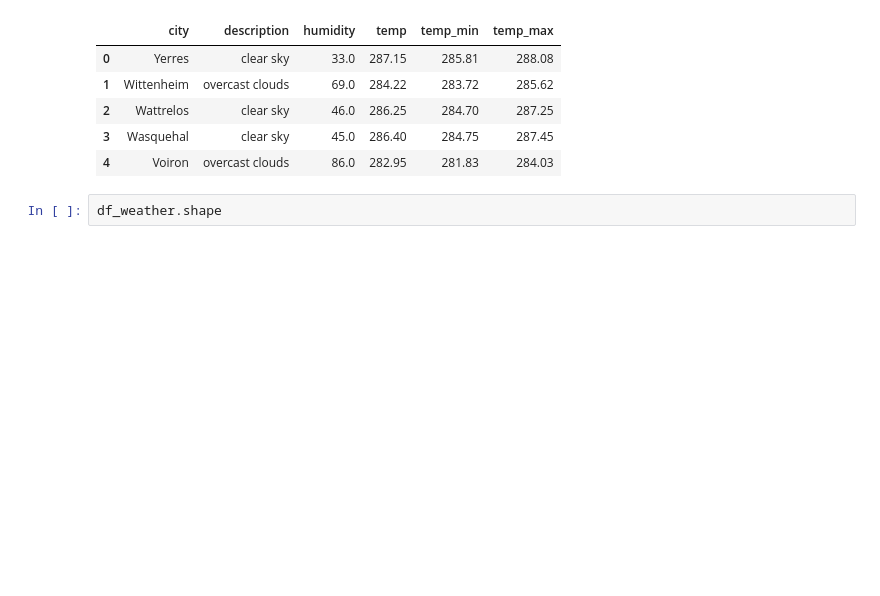
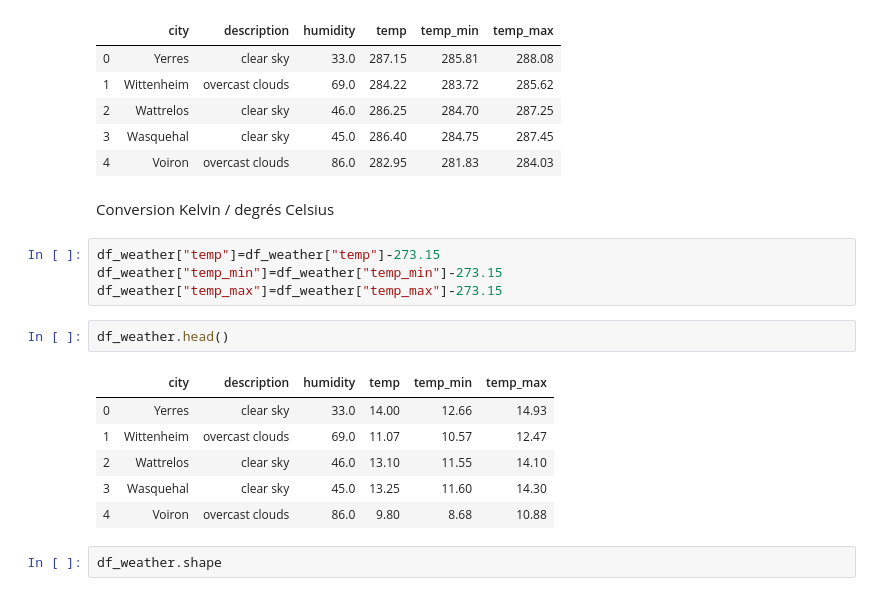
Before and after one commit to benptr/Web_datamining_WeatherQuality, a Jupyter notebook: Data_creation_csv.ipynb, the cells around one changed output. Drawn from its saved outputs; the diff is of its cells as text; blank space fills up the shorter version.

```diff
--- a/Data_creation_csv.ipynb
+++ b/Data_creation_csv.ipynb
@@ -174,6 +174,21 @@ df_weather.head()
 | 2 | Wattrelos | clear sky | 46.0 | 286.25 | 284.70 | 287.25 |
 | 3 | Wasquehal | clear sky | 45.0 | 286.40 | 284.75 | 287.45 |
 | 4 | Voiron | overcast clouds | 86.0 | 282.95 | 281.83 | 284.03 |
+# %% [markdown]
+Conversion Kelvin / degrés Celsius
+# %%
+df_weather["temp"]=df_weather["temp"]-273.15
+df_weather["temp_min"]=df_weather["temp_min"]-273.15
+df_weather["temp_max"]=df_weather["temp_max"]-273.15
+# %%
+df_weather.head()
+# %% [output]
+|  | city | description | humidity | temp | temp_min | temp_max |
+| 0 | Yerres | clear sky | 33.0 | 14.00 | 12.66 | 14.93 |
+| 1 | Wittenheim | overcast clouds | 69.0 | 11.07 | 10.57 | 12.47 |
+| 2 | Wattrelos | clear sky | 46.0 | 13.10 | 11.55 | 14.10 |
+| 3 | Wasquehal | clear sky | 45.0 | 13.25 | 11.60 | 14.30 |
+| 4 | Voiron | overcast clouds | 86.0 | 9.80 | 8.68 | 10.88 |
 # %%
 df_weather.shape
 # %% [output]
```
Also changed, not shown: parts of 7 cells of this notebook, 5 other files.
